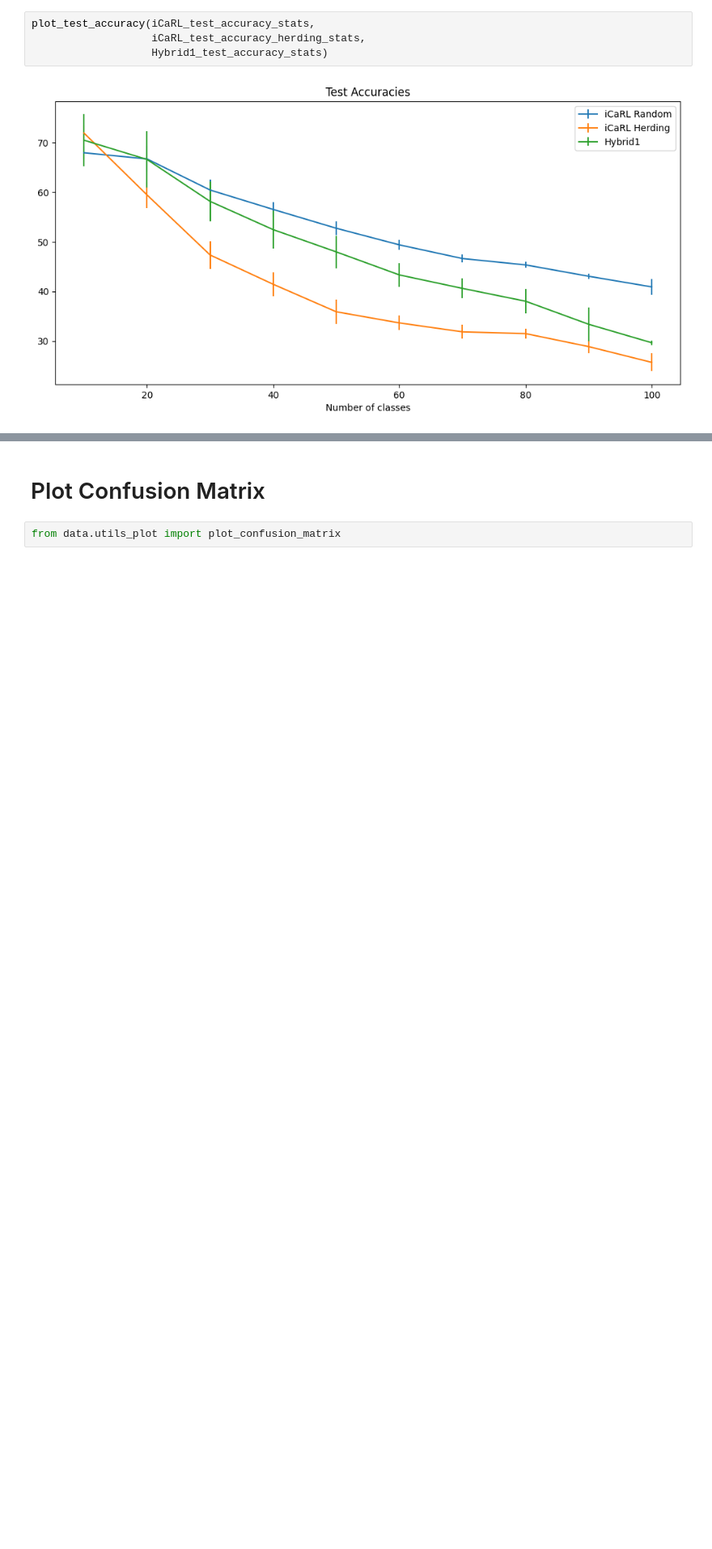
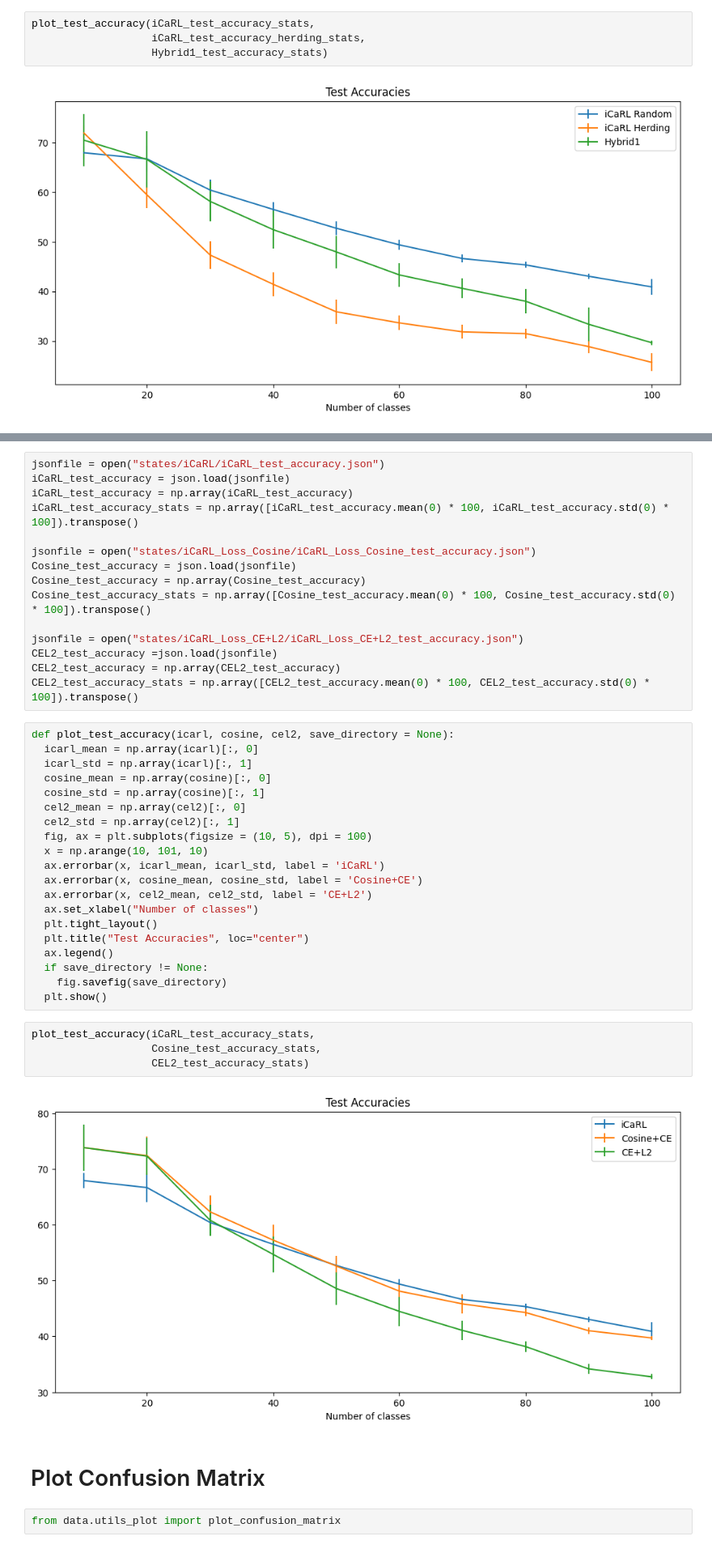
Before and after one commit to antonioalbanese/ProjectMLDL, a Jupyter notebook: plots/Plots.ipynb, the cells around one changed output, grey strips where cells are left out. Shown: that part at 81% size. Drawn from its saved outputs; the diff is of its cells as text; blank space fills up the shorter version.

```diff
--- a/plots/Plots.ipynb
+++ b/plots/Plots.ipynb
@@ -163,3 +165,44 @@ plot_test_accuracy(iCaRL_test_accuracy_stats,
+# %%
+jsonfile = open("states/iCaRL/iCaRL_test_accuracy.json")
+iCaRL_test_accuracy = json.load(jsonfile)
+iCaRL_test_accuracy = np.array(iCaRL_test_accuracy)
+iCaRL_test_accuracy_stats = np.array([iCaRL_test_accuracy.mean(0) * 100, iCaRL_test_accuracy.std(0) * 100]).transpose()
+
+jsonfile = open("states/iCaRL_Loss_Cosine/iCaRL_Loss_Cosine_test_accuracy.json")
+Cosine_test_accuracy = json.load(jsonfile)
+Cosine_test_accuracy = np.array(Cosine_test_accuracy)
+Cosine_test_accuracy_stats = np.array([Cosine_test_accuracy.mean(0) * 100, Cosine_test_accuracy.std(0) * 100]).transpose()
+
+jsonfile = open("states/iCaRL_Loss_CE+L2/iCaRL_Loss_CE+L2_test_accuracy.json")
+CEL2_test_accuracy =json.load(jsonfile)
+CEL2_test_accuracy = np.array(CEL2_test_accuracy)
+CEL2_test_accuracy_stats = np.array([CEL2_test_accuracy.mean(0) * 100, CEL2_test_accuracy.std(0) * 100]).transpose()
+# %%
+def plot_test_accuracy(icarl, cosine, cel2, save_directory = None):
+  icarl_mean = np.array(icarl)[:, 0]
+  icarl_std = np.array(icarl)[:, 1]
+  cosine_mean = np.array(cosine)[:, 0]
+  cosine_std = np.array(cosine)[:, 1]
+  cel2_mean = np.array(cel2)[:, 0]
+  cel2_std = np.array(cel2)[:, 1]
+  fig, ax = plt.subplots(figsize = (10, 5), dpi = 100)
+  x = np.arange(10, 101, 10)
+  ax.errorbar(x, icarl_mean, icarl_std, label = 'iCaRL')
+  ax.errorbar(x, cosine_mean, cosine_std, label = 'Cosine+CE')
+  ax.errorbar(x, cel2_mean, cel2_std, label = 'CE+L2')
+  ax.set_xlabel("Number of classes")
+  plt.tight_layout()
+  plt.title("Test Accuracies", loc="center")
+  ax.legend()
+  if save_directory != None:
+    fig.savefig(save_directory)
+  plt.show()
+# %%
+plot_test_accuracy(iCaRL_test_accuracy_stats,
+                   Cosine_test_accuracy_stats,
+                   CEL2_test_accuracy_stats)
+# %% [output]
+[figure, added]
 # %% [markdown]
 # Plot Confusion Matrix
 # %%
```
Also changed, not shown: parts of 2 cells of this notebook.
